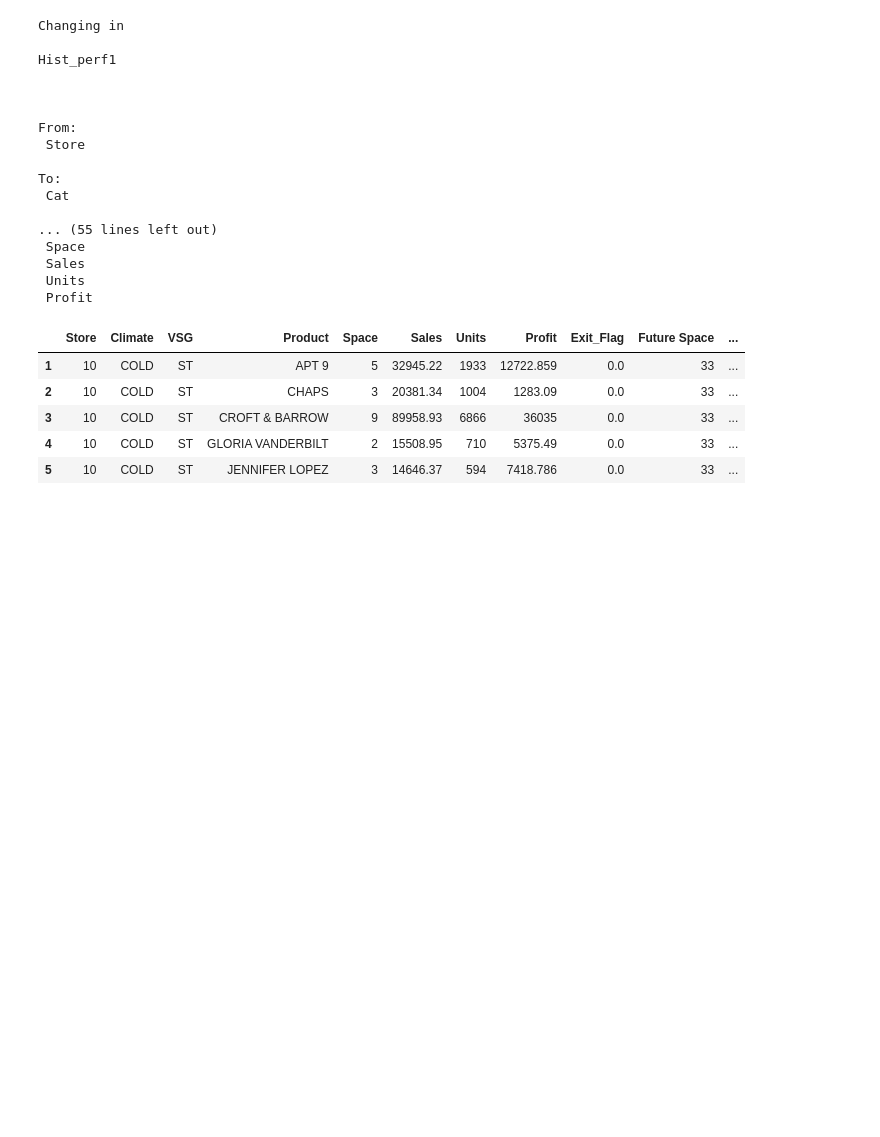
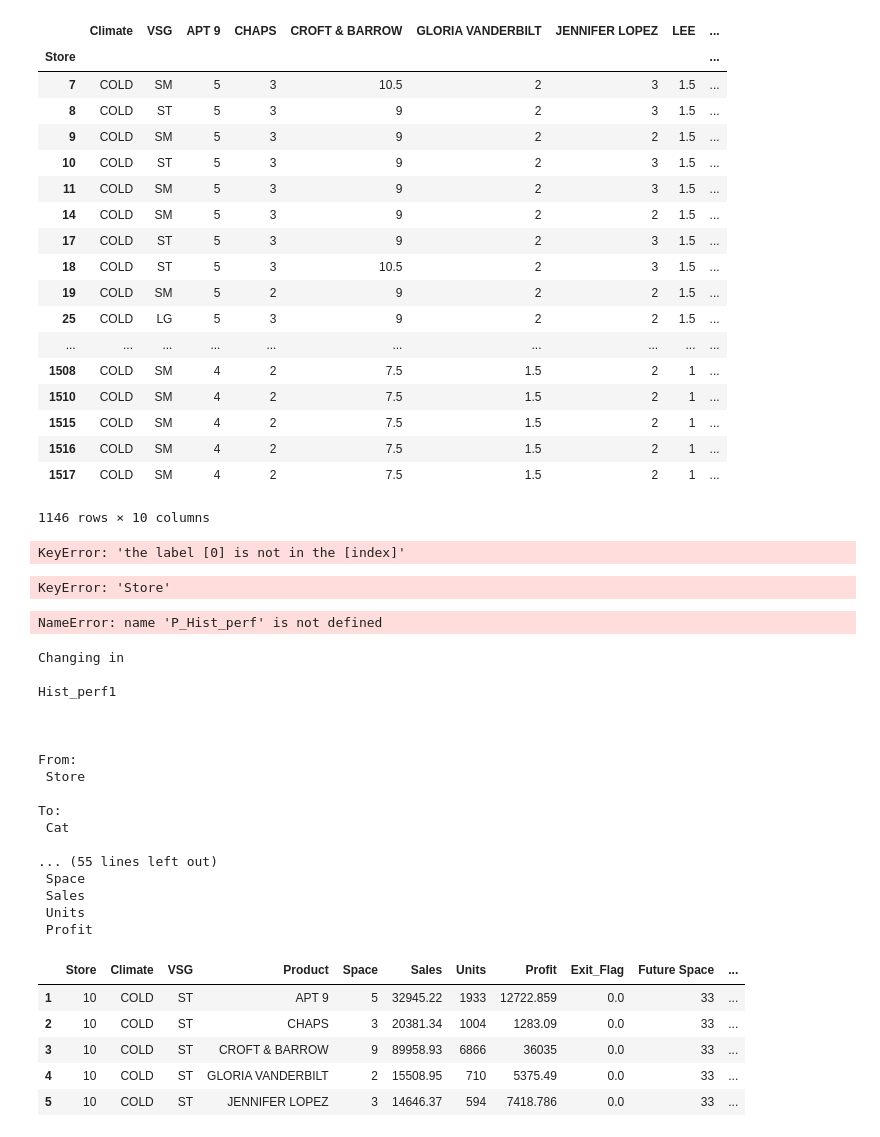
Before and after one commit to Accenture/fo_worker, a Jupyter notebook: rpy2_POC/DataMerging/merging KB workspace.ipynb, the cells around one changed output. Cells and saved outputs as stored; diff of their text form; code cells hidden in the pictures; blank space fills up the shorter version.

```diff
--- a/rpy2_POC/DataMerging/merging KB workspace.ipynb
+++ b/rpy2_POC/DataMerging/merging KB workspace.ipynb
@@ -0,0 +40,13 @@
+# %%
+histSpace=pd.read_csv('fixture_data.csv',header=None)
+histSpace.loc[0][3::]
+histSpace.columns=histSpace.iloc[0].values
+histSpace.drop(histSpace.index[[0,1]],axis=0,inplace=True)
+histSpace['Store'].astype(int)
+histSpace.set_index('Store',drop=True,inplace=True)
+print(histSpace.index)
+print(histSpace.head())
+
+def primMung(df):
+    df.columns=df.iloc[0].values
+    df.drop(df.index[[0,]],axis=0,inplace=True).set_index(histSpace.Store.values.astype(int),inplace=True)
@@ -1 +74,58 @@
+# %%
+histSpace.set_index('Store')
+# %% [output]
+|  | Climate | VSG | APT 9 | CHAPS | CROFT & BARROW | GLORIA VANDERBILT | JENNIFER LOPEZ | LEE | ... |
+| Store |  |  |  |  |  |  |  |  | ... |
+| 7 | COLD | SM | 5 | 3 | 10.5 | 2 | 3 | 1.5 | ... |
+| 8 | COLD | ST | 5 | 3 | 9 | 2 | 3 | 1.5 | ... |
+| 9 | COLD | SM | 5 | 3 | 9 | 2 | 2 | 1.5 | ... |
+| 10 | COLD | ST | 5 | 3 | 9 | 2 | 3 | 1.5 | ... |
+| 11 | COLD | SM | 5 | 3 | 9 | 2 | 3 | 1.5 | ... |
+| 14 | COLD | SM | 5 | 3 | 9 | 2 | 2 | 1.5 | ... |
+| 17 | COLD | ST | 5 | 3 | 9 | 2 | 3 | 1.5 | ... |
+| 18 | COLD | ST | 5 | 3 | 10.5 | 2 | 3 | 1.5 | ... |
+| 19 | COLD | SM | 5 | 2 | 9 | 2 | 2 | 1.5 | ... |
+| 25 | COLD | LG | 5 | 3 | 9 | 2 | 2 | 1.5 | ... |
+| ... | ... | ... | ... | ... | ... | ... | ... | ... | ... |
+| 1508 | COLD | SM | 4 | 2 | 7.5 | 1.5 | 2 | 1 | ... |
+| 1510 | COLD | SM | 4 | 2 | 7.5 | 1.5 | 2 | 1 | ... |
+| 1515 | COLD | SM | 4 | 2 | 7.5 | 1.5 | 2 | 1 | ... |
+| 1516 | COLD | SM | 4 | 2 | 7.5 | 1.5 | 2 | 1 | ... |
+| 1517 | COLD | SM | 4 | 2 | 7.5 | 1.5 | 2 | 1 | ... |
+1146 rows × 10 columns
+# %%
+histSpace.loc[0][3::]
+# %% [output]
+KeyError: 'the label [0] is not in the [index]'
+# %%
+def primaryMung(df):
+    df.columns = df.iloc[0]
+    # print('columns')
+    # print(df.columns)
+#     df.reindex(df.index.drop(0))
+#     print(df.head())
+    df.set_index('Store')
+    #     df.drop(df.index[[0]]).set_index("Store")
+#     print(df.index)
+    return df
+primaryMung(histSpace)
+
+
+# histPerf.rename(columns=histPerf.iloc[0],inplace=True)
+
+# histPerf.rename(columns=lambda x: x.iloc[0], inplace=True)
+# print(colNames)
+# print(histPerf.columns)
+# histPerf.columns=colNames
+# print(histPerf.columns)
+# colNames=histPerf.columns
+# print(histPerf.drop(histPerf.index[[0]]).set_index("Store"))
+# print(histPerf.index)
+# %% [output]
+KeyError: 'Store'
+# %%
+#conversion Python to R, doesn't work
+Hist_perf = pandas2ri.py2ri(P_Hist_perf)
+# %% [output]
+NameError: name 'P_Hist_perf' is not defined
 # %%
```
Also changed, not shown: parts of 3 cells of this notebook, 15 other files.
